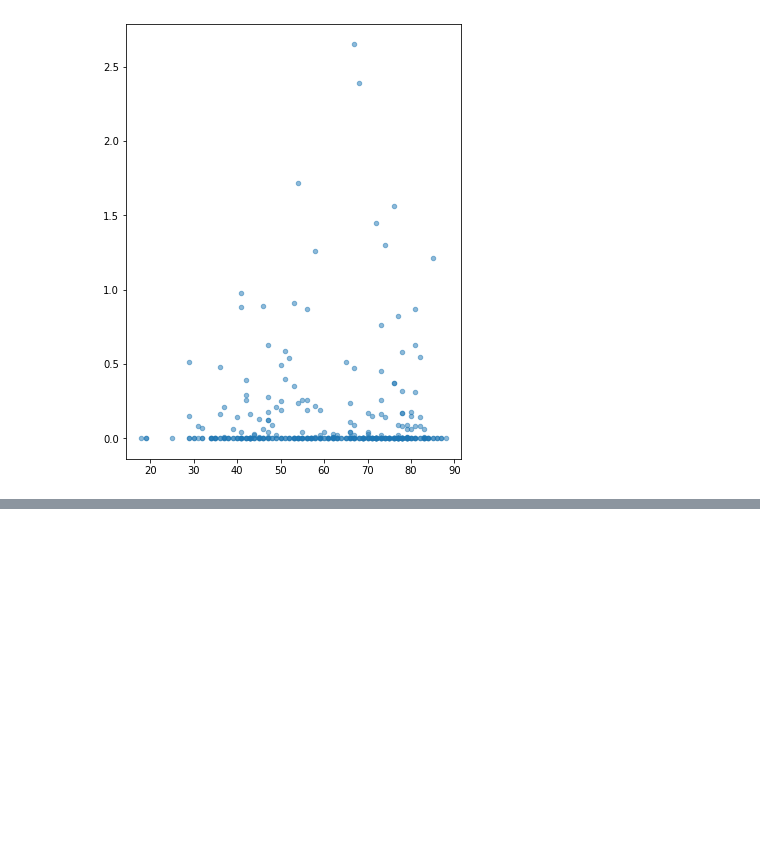
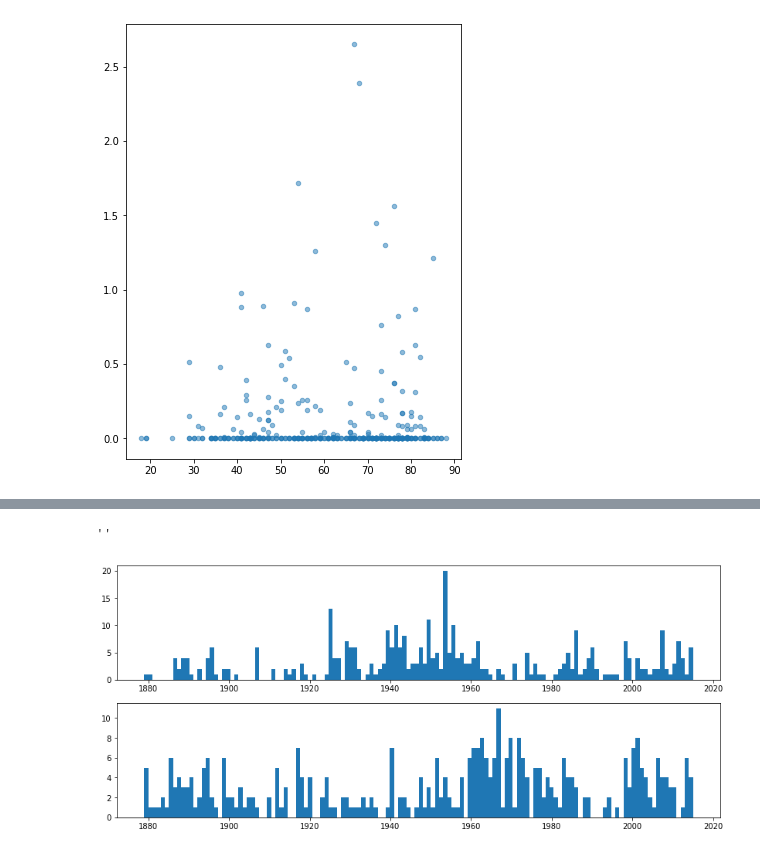
Before and after one commit to sn-ekstrand/weather-data-analysis, a Jupyter notebook: Untitled.ipynb, the cells around one changed output, grey strips where cells are left out. Cells and saved outputs as stored; diff of their text form; code cells hidden in the pictures; blank space fills up the shorter version.

```diff
--- a/Untitled.ipynb
+++ b/Untitled.ipynb
@@ -137,0 +139,11 @@ No handles with labels found to put in legend.
+# %%
+fig, ax = plt.subplots(2, 1, figsize=(14,6))
+
+ax[0].hist(df_kclt['record_max_temp_year'],
+        bins=134)
+ax[1].hist(df_kclt['record_min_temp_year'],
+        bins=134)
+;
+# %% [output]
+''
+[figure, added]
```
Also changed, not shown: parts of 2 cells of this notebook.
